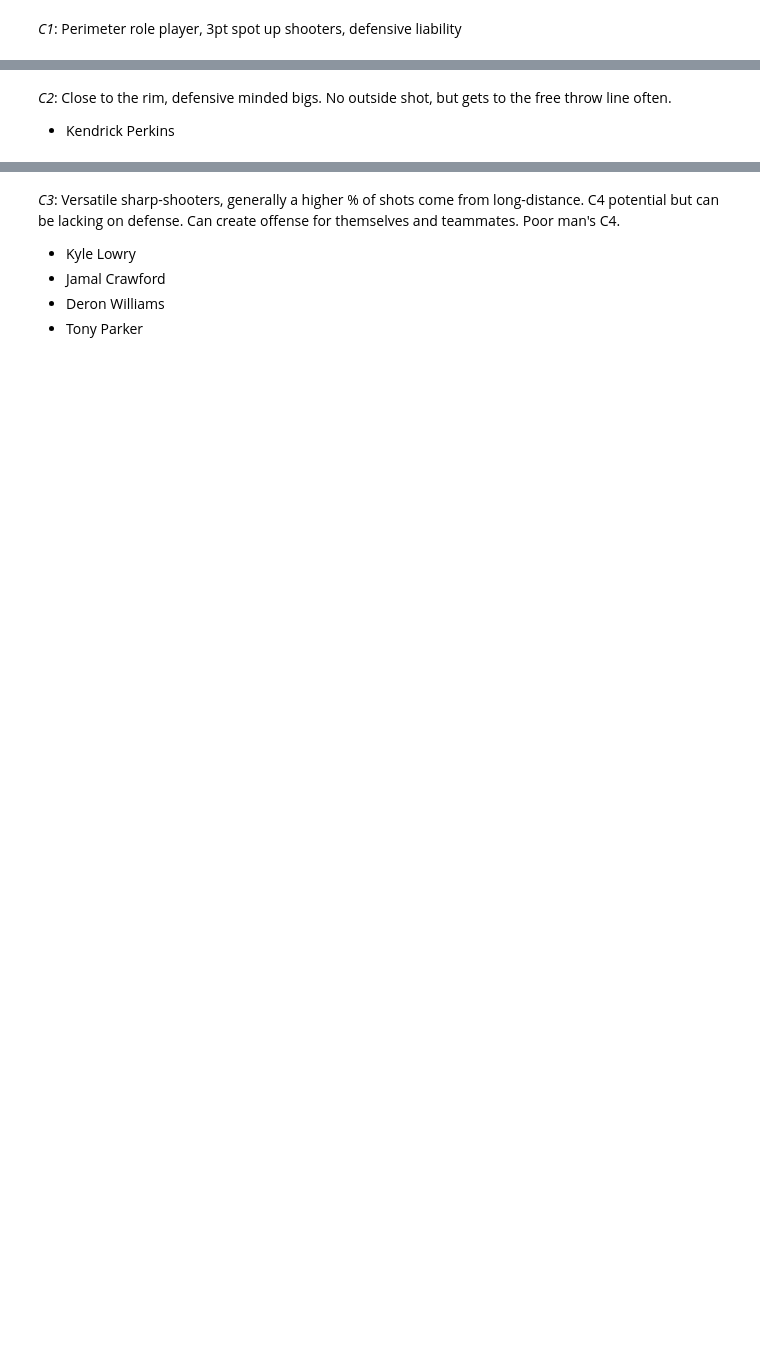
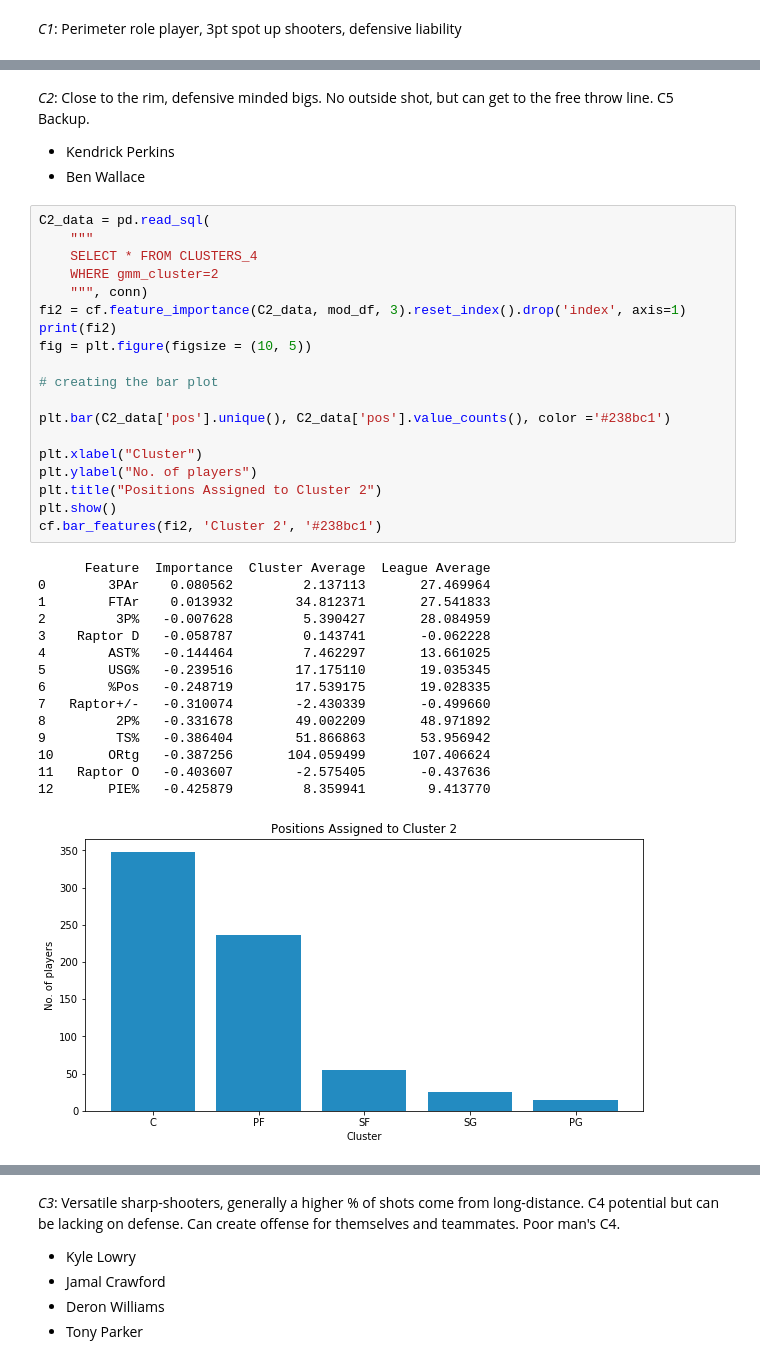
Before and after one commit to chum46/AI-Scout-Pro-Basketball, a Jupyter notebook: notebooks/report/final_notebook.ipynb, the cells around one changed output, grey strips where cells are left out. Drawn from its saved outputs; the diff is of its cells as text; blank space fills up the shorter version.

```diff
--- a/notebooks/report/final_notebook.ipynb
+++ b/notebooks/report/final_notebook.ipynb
@@ -447,4 +478,40 @@ Perimeter role player, 3pt spot up shooters, defensive liability
 # %% [markdown]
 *C2*:
-Close to the rim, defensive minded bigs. No outside shot, but gets to the free throw line often.
+Close to the rim, defensive minded bigs. No outside shot, but can get to the free throw line. C5 Backup.
 - Kendrick Perkins
+- Ben Wallace
+# %%
+C2_data = pd.read_sql(
+    """
+    SELECT * FROM CLUSTERS_4
+    WHERE gmm_cluster=2
+    """, conn)
+fi2 = cf.feature_importance(C2_data, mod_df, 3).reset_index().drop('index', axis=1)
+print(fi2)
+fig = plt.figure(figsize = (10, 5))
+
+# creating the bar plot
+
+plt.bar(C2_data['pos'].unique(), C2_data['pos'].value_counts(), color ='#238bc1')
+
+plt.xlabel("Cluster")
+plt.ylabel("No. of players")
+plt.title("Positions Assigned to Cluster 2")
+plt.show()
+cf.bar_features(fi2, 'Cluster 2', '#238bc1')
+# %% [output]
+      Feature  Importance  Cluster Average  League Average
+0        3PAr    0.080562         2.137113       27.469964
+1        FTAr    0.013932        34.812371       27.541833
+2         3P%   -0.007628         5.390427       28.084959
+3    Raptor D   -0.058787         0.143741       -0.062228
+4        AST%   -0.144464         7.462297       13.661025
+5        USG%   -0.239516        17.175110       19.035345
+6        %Pos   -0.248719        17.539175       19.028335
+7   Raptor+/-   -0.310074        -2.430339       -0.499660
+8         2P%   -0.331678        49.002209       48.971892
+9         TS%   -0.386404        51.866863       53.956942
+10       ORtg   -0.387256       104.059499      107.406624
+11   Raptor O   -0.403607        -2.575405       -0.437636
+12       PIE%   -0.425879         8.359941        9.413770
+[figure, added]
```
Also changed, not shown: parts of 8 cells of this notebook, 17 other files.
